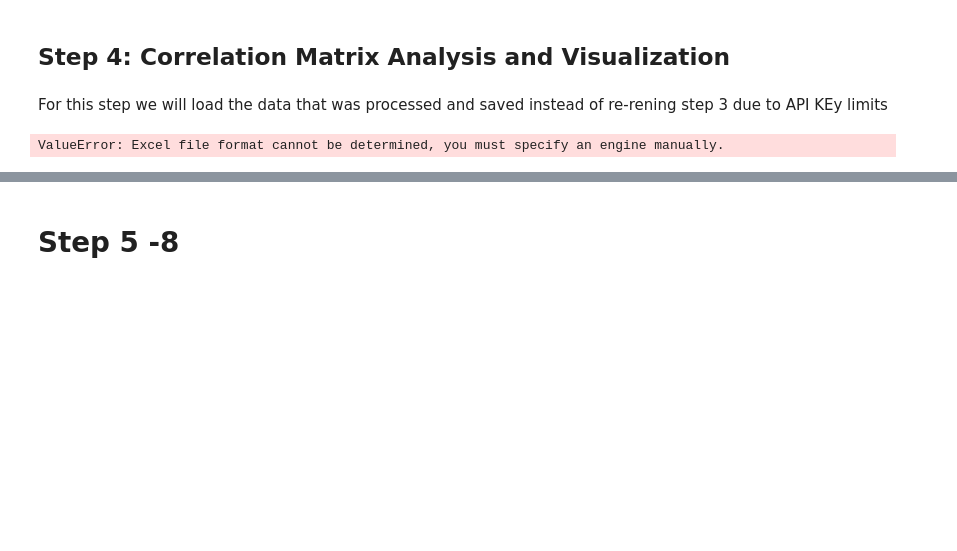
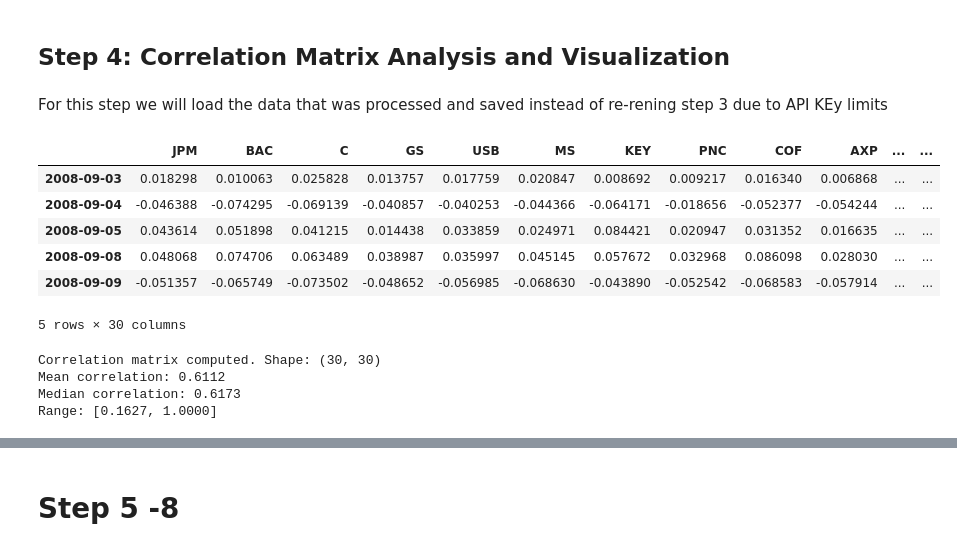
Before and after one commit to JackronyK/MSC-FE, a Jupyter notebook: Group Work/GW 3/Group 10341 GW3.ipynb, the cells around one changed output, grey strips where cells are left out. Saved outputs shown, nothing was run; the diff lists cells and outputs as text; code cells hidden in the pictures; blank space fills up the shorter version.

```diff
--- a/Group Work/GW 3/Group 10341 GW3.ipynb
+++ b/Group Work/GW 3/Group 10341 GW3.ipynb
@@ -411,11 +411,18 @@ combined_returns.to_excel("Combined_Returns.xlsx")
 # %% [markdown]
 For this step we will load the data that was  processed and saved instead of re-rening step 3 due to API KEy limits
 # %%
-combined_returns = pd.read_excel("https://docs.google.com/spreadsheets/d/1ydMTFynXcNU9dEXvMouk0-2HsXtt88eI/edit?gid=248374166#gid=248374166", index_col=0)
+import pandas as pd
+combined_returns = pd.read_excel("https://raw.githubusercontent.com/JackronyK/MSC-FE/main/Group%20Work/GW%203/Data/Combined_Returns.xlsx", index_col=0)
 combined_returns.index = pd.to_datetime(combined_returns.index)
 combined_returns.head()
 # %% [output]
+|  | JPM | BAC | C | GS | USB | MS | KEY | PNC | COF | AXP | ... | ... |
+| 2008-09-03 | 0.018298 | 0.010063 | 0.025828 | 0.013757 | 0.017759 | 0.020847 | 0.008692 | 0.009217 | 0.016340 | 0.006868 | ... | ... |
+| 2008-09-04 | -0.046388 | -0.074295 | -0.069139 | -0.040857 | -0.040253 | -0.044366 | -0.064171 | -0.018656 | -0.052377 | -0.054244 | ... | ... |
+| 2008-09-05 | 0.043614 | 0.051898 | 0.041215 | 0.014438 | 0.033859 | 0.024971 | 0.084421 | 0.020947 | 0.031352 | 0.016635 | ... | ... |
+| 2008-09-08 | 0.048068 | 0.074706 | 0.063489 | 0.038987 | 0.035997 | 0.045145 | 0.057672 | 0.032968 | 0.086098 | 0.028030 | ... | ... |
+| 2008-09-09 | -0.051357 | -0.065749 | -0.073502 | -0.048652 | -0.056985 | -0.068630 | -0.043890 | -0.052542 | -0.068583 | -0.057914 | ... | ... |
-ValueError: Excel file format cannot be determined, you must specify an engine manually.
+5 rows × 30 columns
 # %%
 from scipy.cluster import hierarchy
 
@@ -431,3 +440,8 @@ def compute_correlation_matrix(log_returns):
 # %%
 # Compute correlation matrix
 corr_matrix = compute_correlation_matrix(combined_returns)
+# %% [output]
+Correlation matrix computed. Shape: (30, 30)
+Mean correlation: 0.6112
+Median correlation: 0.6173
+Range: [0.1627, 1.0000]
```
Also changed, not shown: parts of 6 cells of this notebook.
